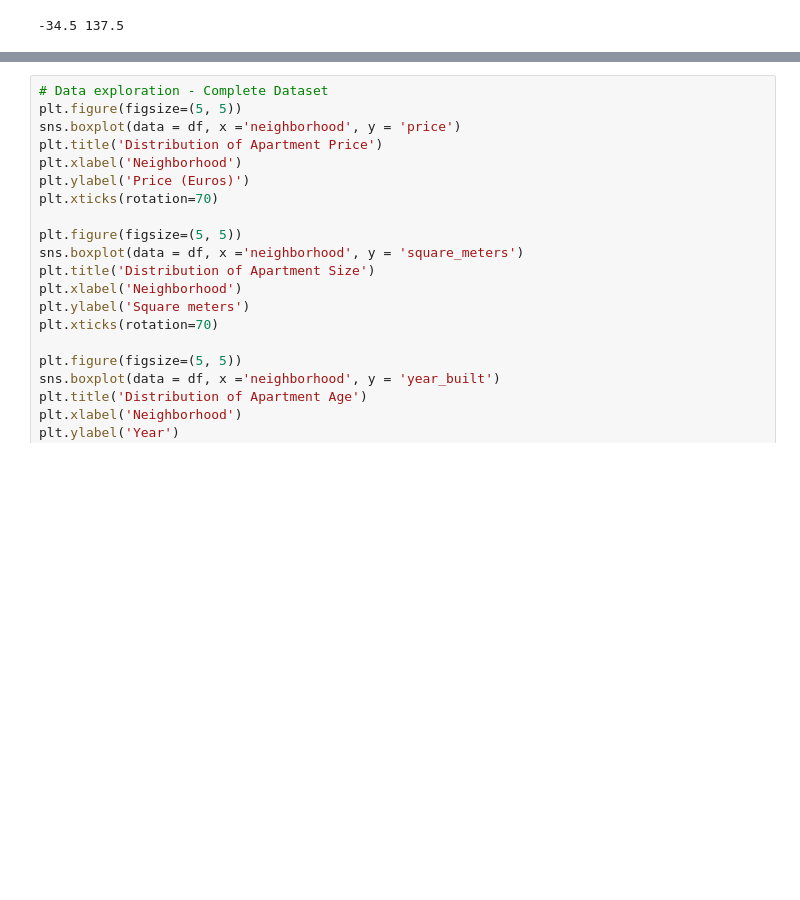
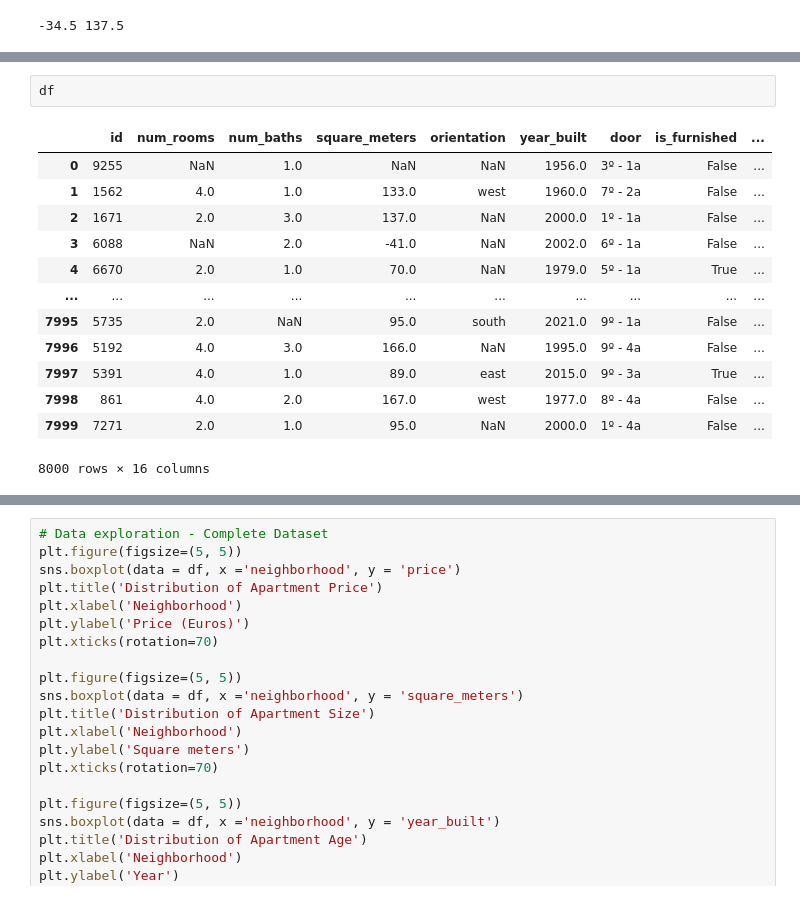
Before and after one commit to ollie-gats/ML_house_price_prediction_project, a Jupyter notebook: Project_1_Vanessa.ipynb, the cells around one changed output, grey strips where cells are left out. Cells and saved outputs as stored; diff of their text form; blank space fills up the shorter version.

```diff
--- a/Project_1_Vanessa.ipynb
+++ b/Project_1_Vanessa.ipynb
@@ -543,0 +665,16 @@ df_without_outliers_sqm_per
+# %%
+df
+# %% [output]
+|  | id | num_rooms | num_baths | square_meters | orientation | year_built | door | is_furnished | ... |
+| 0 | 9255 | NaN | 1.0 | NaN | NaN | 1956.0 | 3º - 1a | False | ... |
+| 1 | 1562 | 4.0 | 1.0 | 133.0 | west | 1960.0 | 7º - 2a | False | ... |
+| 2 | 1671 | 2.0 | 3.0 | 137.0 | NaN | 2000.0 | 1º - 1a | False | ... |
+| 3 | 6088 | NaN | 2.0 | -41.0 | NaN | 2002.0 | 6º - 1a | False | ... |
+| 4 | 6670 | 2.0 | 1.0 | 70.0 | NaN | 1979.0 | 5º - 1a | True | ... |
+| ... | ... | ... | ... | ... | ... | ... | ... | ... | ... |
+| 7995 | 5735 | 2.0 | NaN | 95.0 | south | 2021.0 | 9º - 1a | False | ... |
+| 7996 | 5192 | 4.0 | 3.0 | 166.0 | NaN | 1995.0 | 9º - 4a | False | ... |
+| 7997 | 5391 | 4.0 | 1.0 | 89.0 | east | 2015.0 | 9º - 3a | True | ... |
+| 7998 | 861 | 4.0 | 2.0 | 167.0 | west | 1977.0 | 8º - 4a | False | ... |
+| 7999 | 7271 | 2.0 | 1.0 | 95.0 | NaN | 2000.0 | 1º - 4a | False | ... |
+8000 rows × 16 columns
```
Also changed, not shown: parts of 11 cells of this notebook.
